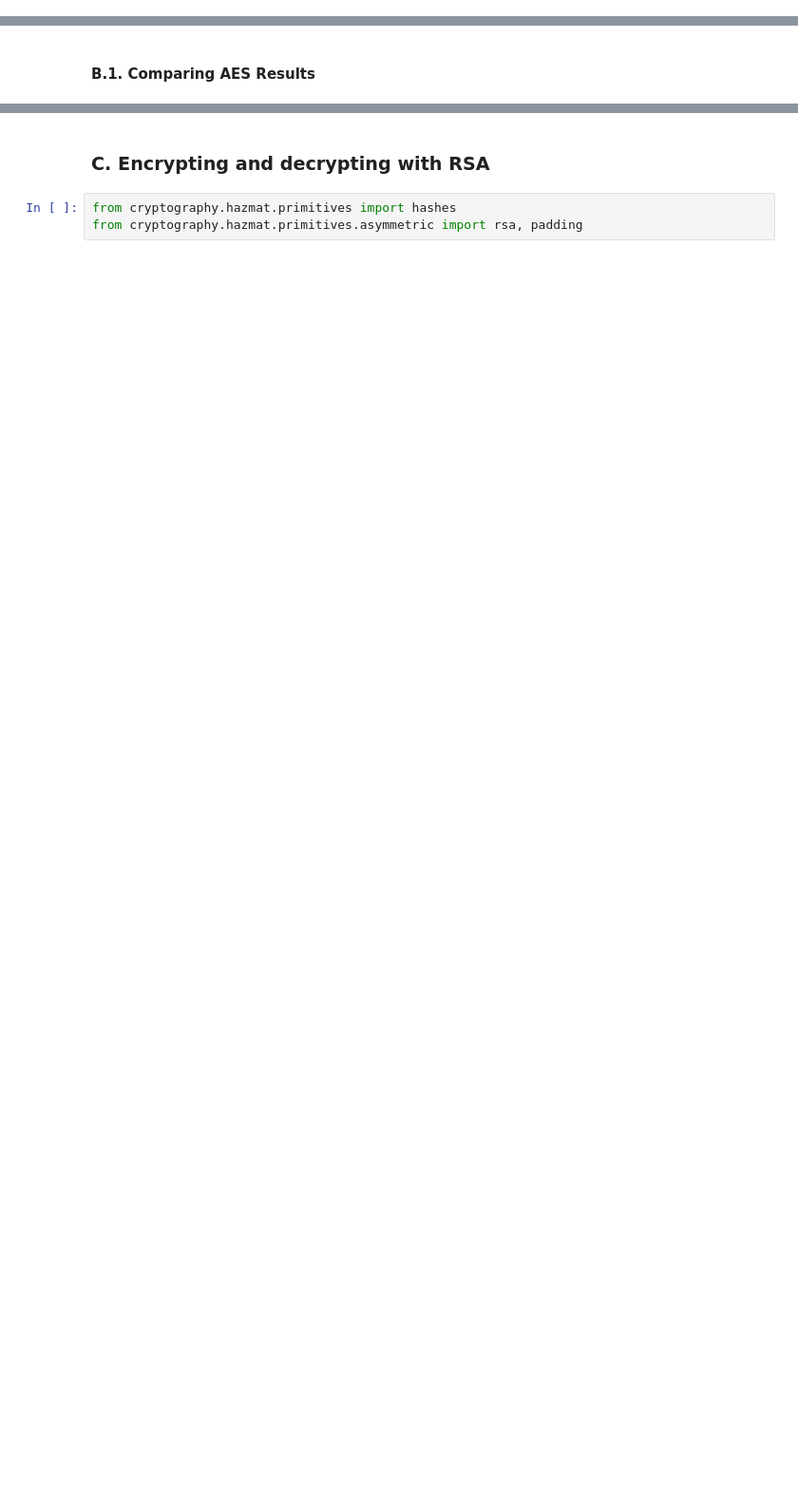
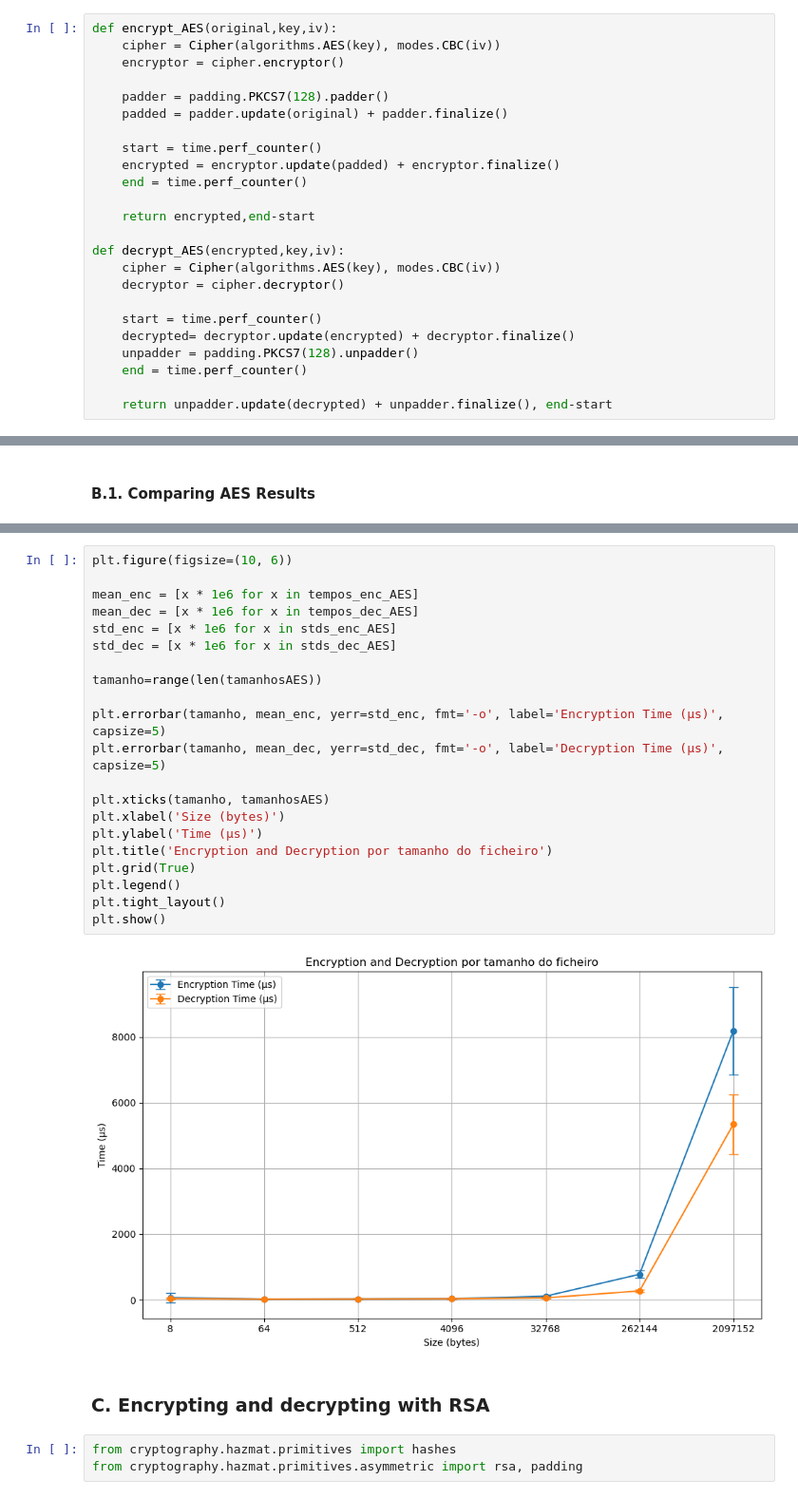
Before and after one commit to simao-g/Security-and-Privacy, a Jupyter notebook: Assignment_1/FirstDraft.ipynb, the cells around one changed output, grey strips where cells are left out. Shown at 95% size. Drawn from its saved outputs; the diff is of its cells as text; blank space fills up the shorter version.

Commit message:
Último algoritmo mais alguns plots

```diff
--- a/Assignment_1/FirstDraft.ipynb
+++ b/Assignment_1/FirstDraft.ipynb
@@ -55 +66,25 @@ from cryptography.hazmat.backends import default_backend
+# %%
+def encrypt_AES(original,key,iv):
+    cipher = Cipher(algorithms.AES(key), modes.CBC(iv))
+    encryptor = cipher.encryptor()
+
+    padder = padding.PKCS7(128).padder()
+    padded = padder.update(original) + padder.finalize()
+
+    start = time.perf_counter()
+    encrypted = encryptor.update(padded) + encryptor.finalize()
+    end = time.perf_counter()
+
+    return encrypted,end-start
+
+def decrypt_AES(encrypted,key,iv):
+    cipher = Cipher(algorithms.AES(key), modes.CBC(iv))
+    decryptor = cipher.decryptor()
+
+    start = time.perf_counter()
+    decrypted= decryptor.update(encrypted) + decryptor.finalize()
+    unpadder = padding.PKCS7(128).unpadder()
+    end = time.perf_counter()
+
+    return unpadder.update(decrypted) + unpadder.finalize(), end-start
 # %%
@@ -136,3 +170,26 @@ Decryption time:  8674.94800 microsegundos
+# %%
+plt.figure(figsize=(10, 6))
+
+mean_enc = [x * 1e6 for x in tempos_enc_AES]
+mean_dec = [x * 1e6 for x in tempos_dec_AES]
+std_enc = [x * 1e6 for x in stds_enc_AES]
+std_dec = [x * 1e6 for x in stds_dec_AES]
+
+tamanho=range(len(tamanhosAES))
+
+plt.errorbar(tamanho, mean_enc, yerr=std_enc, fmt='-o', label='Encryption Time (µs)', capsize=5)
+plt.errorbar(tamanho, mean_dec, yerr=std_dec, fmt='-o', label='Decryption Time (µs)', capsize=5)
+
+plt.xticks(tamanho, tamanhosAES)
+plt.xlabel('Size (bytes)')
+plt.ylabel('Time (µs)')
+plt.title('Encryption and Decryption por tamanho do ficheiro')
+plt.grid(True)
+plt.legend()
+plt.tight_layout()
+plt.show()
+# %% [output]
+[figure, added]
 # %% [markdown]
 ### C. Encrypting and decrypting with RSA
 # %%
```
Also changed, not shown: parts of 15 cells of this notebook, 21 other files.
